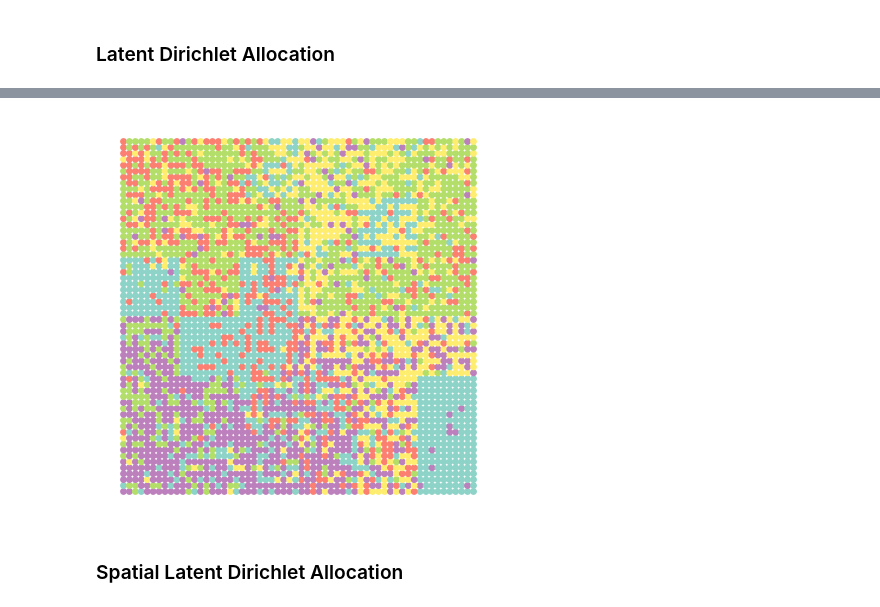
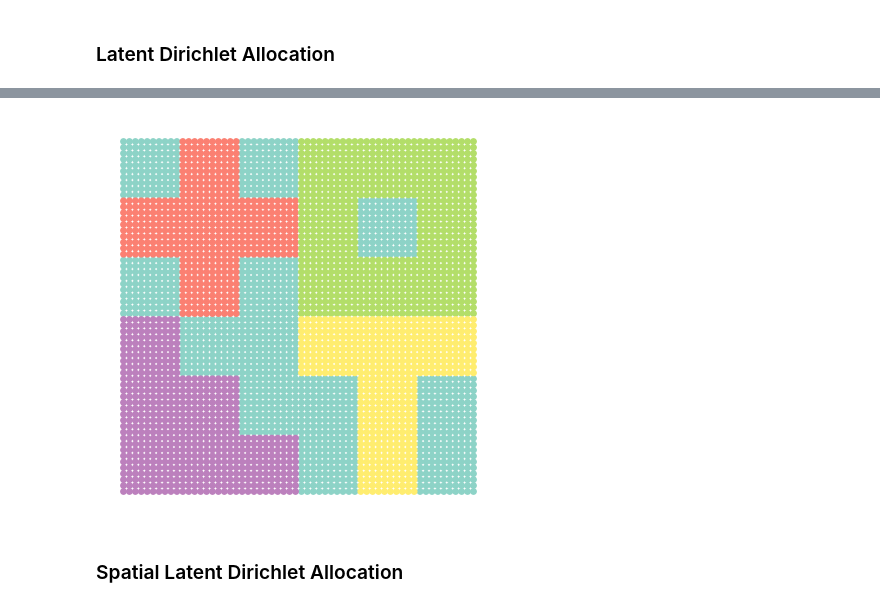
Before and after one commit to craigfouts/asterism, a Jupyter notebook: notebooks/demo.ipynb, the cells around one changed output, grey strips where cells are left out. Saved outputs shown, nothing was run; the diff lists cells and outputs as text; code cells hidden in the pictures.

Commit message:
Added updated LDA implementation using pyro and fixed various bugs

```diff
--- a/notebooks/demo.ipynb
+++ b/notebooks/demo.ipynb
@@ -16,2 +11,5 @@ show_dataset(data, labels, sectioned=True)
 # %% [markdown]
 ### Latent Dirichlet Allocation
+# %%
+data, labels = make_dataset(return_tensor=True)
+show_dataset(data, labels)
@@ -18,8 +18,8 @@ show_dataset(data, labels, sectioned=True)
 # %%
-model = GibbsLDA()
-topics = map_labels(labels, model.fit_predict(data))
-show_dataset(data, topics, sectioned=True)
+model = PyroLDA()
+topics = model.fit_predict(data)
+show_dataset(data, topics)
 # %% [output]
-[figure, old version]
+[figure, new version]
 # %% [markdown]
 ### Spatial Latent Dirichlet Allocation
```
Also changed, not shown: parts of 9 cells of this notebook, 6 other files.
